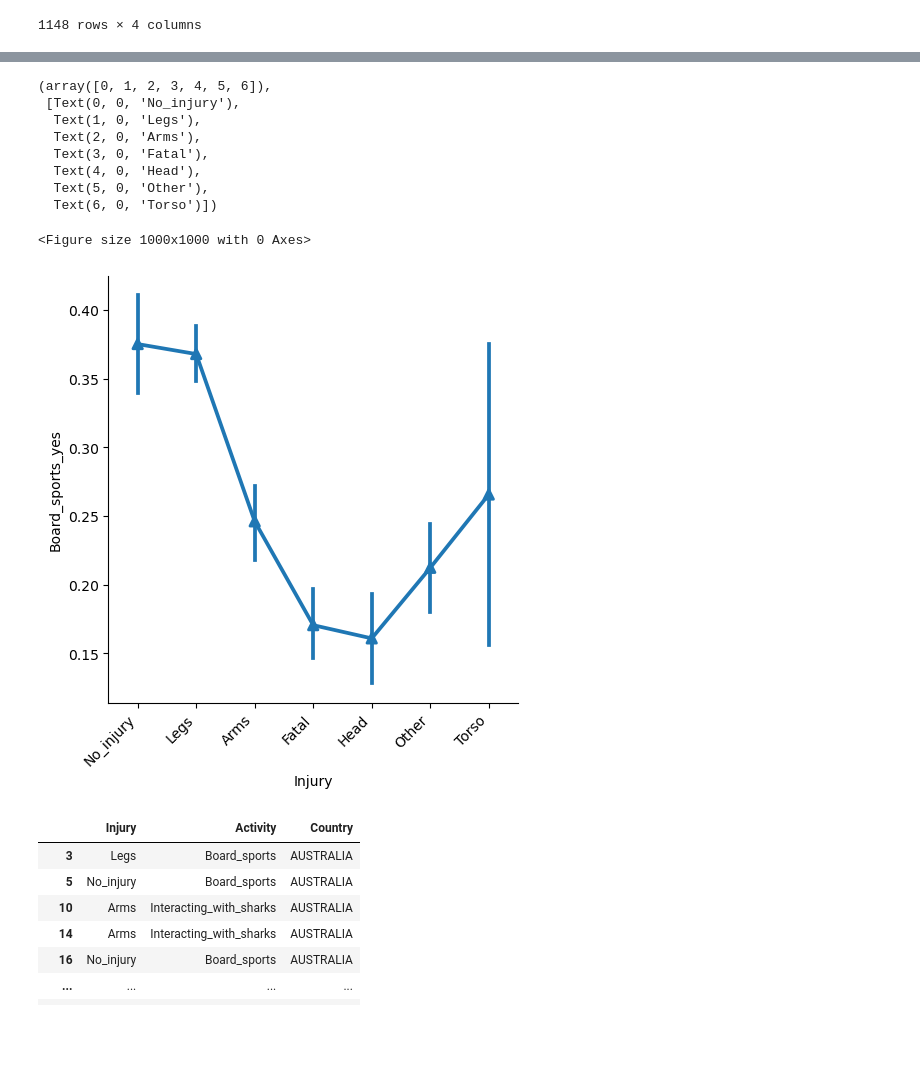
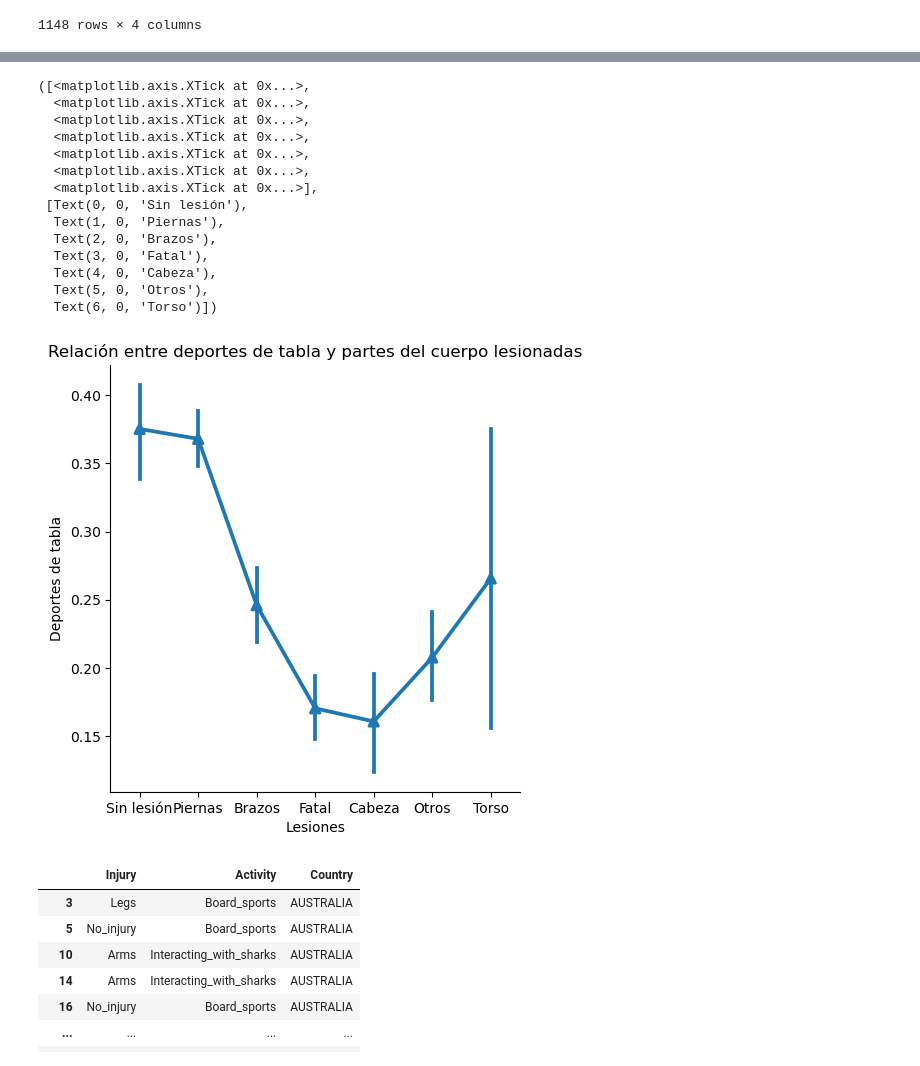
Before and after one commit to ToniMorey/Shark_lab, a Jupyter notebook: Main_notebook.ipynb, the cells around one changed output, grey strips where cells are left out. Cells and saved outputs as stored; diff of their text form; code cells hidden in the pictures; blank space fills up the shorter version.

```diff
--- a/Main_notebook.ipynb
+++ b/Main_notebook.ipynb
@@ -1146,5 +1160,3 @@ Data columns (total 8 columns):
  7   Activity  5758 non-null   object
 dtypes: object(8)
 memory usage: 394.0+ KB
-# %%
-Socio['Year'] = Socio['Year'].astype(int)
@@ -1614,0 +1774,3 @@ Injury_Act
+# %%
+catplot1 = sns.catplot(data=Injury_Act, x="Injury", y="Board_sports_yes",markers=["^", "o"], linestyles=["-", "--"], kind="point",ax=axs[0])
+axs[0].set_xticklabels(axs[0].get_xticklabels(), rotation=45, ha='right');
@@ -1615,20 +1779,28 @@ Injury_Act
 # %%
-plt.figure(figsize=(10, 10))
-sns.catplot(
-    data=Injury_Act, x="Injury", y="Board_sports_yes",
-    markers=["^", "o"], linestyles=["-", "--"], kind="point")
-plt.xticks(rotation=45, ha='right')
+catplot1 = sns.catplot(data=Injury_Act, x="Injury", y="Board_sports_yes",markers=["^", "o"], linestyles=["-", "--"], kind="point",ax=axs[0])
+axs[0].set_xticklabels(axs[0].get_xticklabels(), rotation=45, ha='right');
+
+plt.ylabel("Deportes de tabla")
+plt.xlabel("Lesiones")
+plt.title("Relación entre deportes de tabla y partes del cuerpo lesionadas")
+etiquetas = ['Sin lesión', 'Piernas', 'Brazos' ,'Fatal','Cabeza', 'Otros', 'Torso']
+plt.xticks(range(len(etiquetas)), etiquetas, rotation=0, ha='center')
 # %% [output]
-(array([0, 1, 2, 3, 4, 5, 6]),
- [Text(0, 0, 'No_injury'),
-  Text(1, 0, 'Legs'),
-  Text(2, 0, 'Arms'),
+([<matplotlib.axis.XTick at 0x...>,
+  <matplotlib.axis.XTick at 0x...>,
+  <matplotlib.axis.XTick at 0x...>,
+  <matplotlib.axis.XTick at 0x...>,
+  <matplotlib.axis.XTick at 0x...>,
+  <matplotlib.axis.XTick at 0x...>,
+  <matplotlib.axis.XTick at 0x...>],
+ [Text(0, 0, 'Sin lesión'),
+  Text(1, 0, 'Piernas'),
+  Text(2, 0, 'Brazos'),
   Text(3, 0, 'Fatal'),
-  Text(4, 0, 'Head'),
-  Text(5, 0, 'Other'),
+  Text(4, 0, 'Cabeza'),
+  Text(5, 0, 'Otros'),
   Text(6, 0, 'Torso')])
-<Figure size 1000x1000 with 0 Axes>
-[figure, old version]
+[figure, new version]
 # %%
 Injury_Act = Socio[['Injury','Activity','Country']]
 # %%
```
Also changed, not shown: parts of 89 cells of this notebook, 17 other files.
